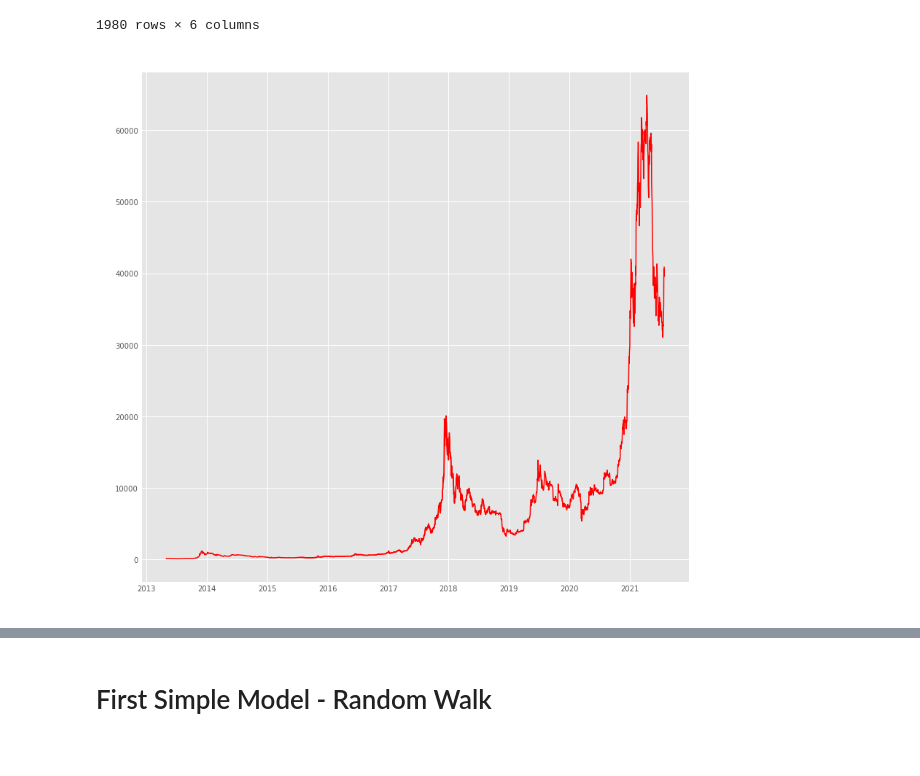
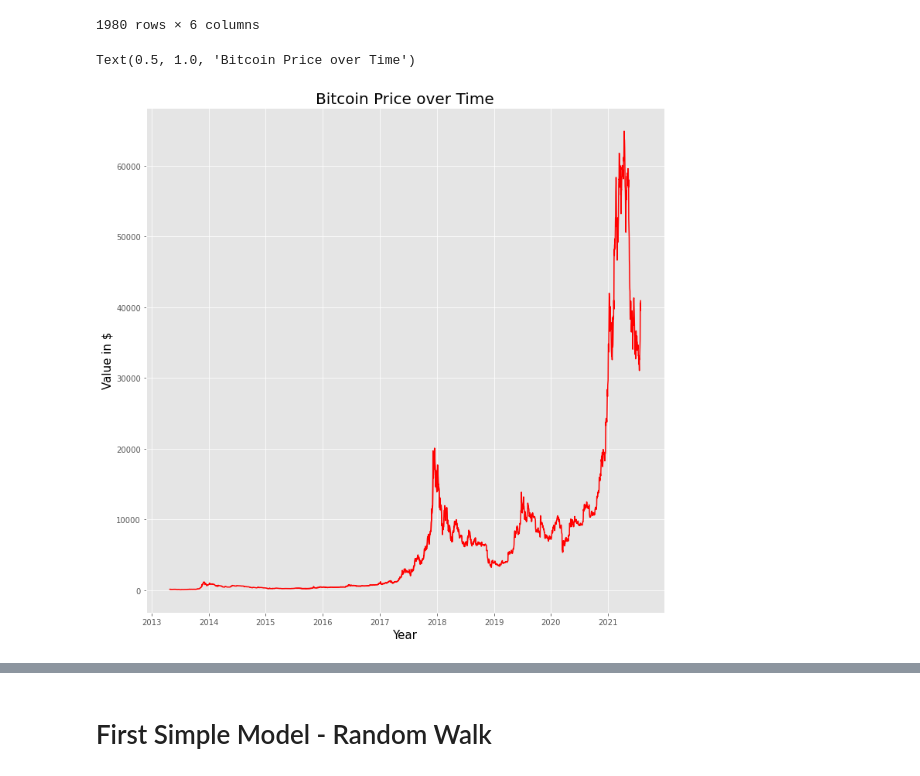
Before and after one commit to samjdedes/time_series_analysis, a Jupyter notebook: notebooks/EDA.ipynb, the cells around one changed output, grey strips where cells are left out. Saved outputs shown, nothing was run; the diff lists cells and outputs as text; code cells hidden in the pictures.

```diff
--- a/notebooks/EDA.ipynb
+++ b/notebooks/EDA.ipynb
@@ -714,16 +726,17 @@ btcD
 # %%
 plt.style.use('ggplot')
 figsize = (12,12)
 fig, ax = plt.subplots(figsize=figsize)
 ax.plot(btc.index, btc.High, c='r', lw=1.5)
 ax.plot(btc_new.index, btc_new.High, c='r', lw=1.5)
-ax.set_xlabel("Year", fontsize=15, color='white')
-ax.set_ylabel('Value in $', fontsize=15, color='white')
-ax.set_title('Bitcoin Price over Time', fontsize=20, color='white')
-plt.savefig('bitcoin_historical_transparent.png', transparent=True, dpi=400)
-plt.savefig('bitcoin_historical.png', transparent=False, dpi=400)
+ax.set_xlabel("Year", fontsize=15, color='black')
+ax.set_ylabel('Value in $', fontsize=15, color='black')
+ax.set_title('Bitcoin Price over Time', fontsize=20, color='black')
+# plt.savefig('bitcoin_historical_transparent.png', transparent=True, dpi=400)
+# plt.savefig('bitcoin_historical.png', transparent=False, dpi=400)
 # %% [output]
+Text(0.5, 1.0, 'Bitcoin Price over Time')
-[figure, old version]
+[figure, new version]
 # %%
 m = 2
 n = 2
```
Also changed, not shown: parts of 10 cells of this notebook.
